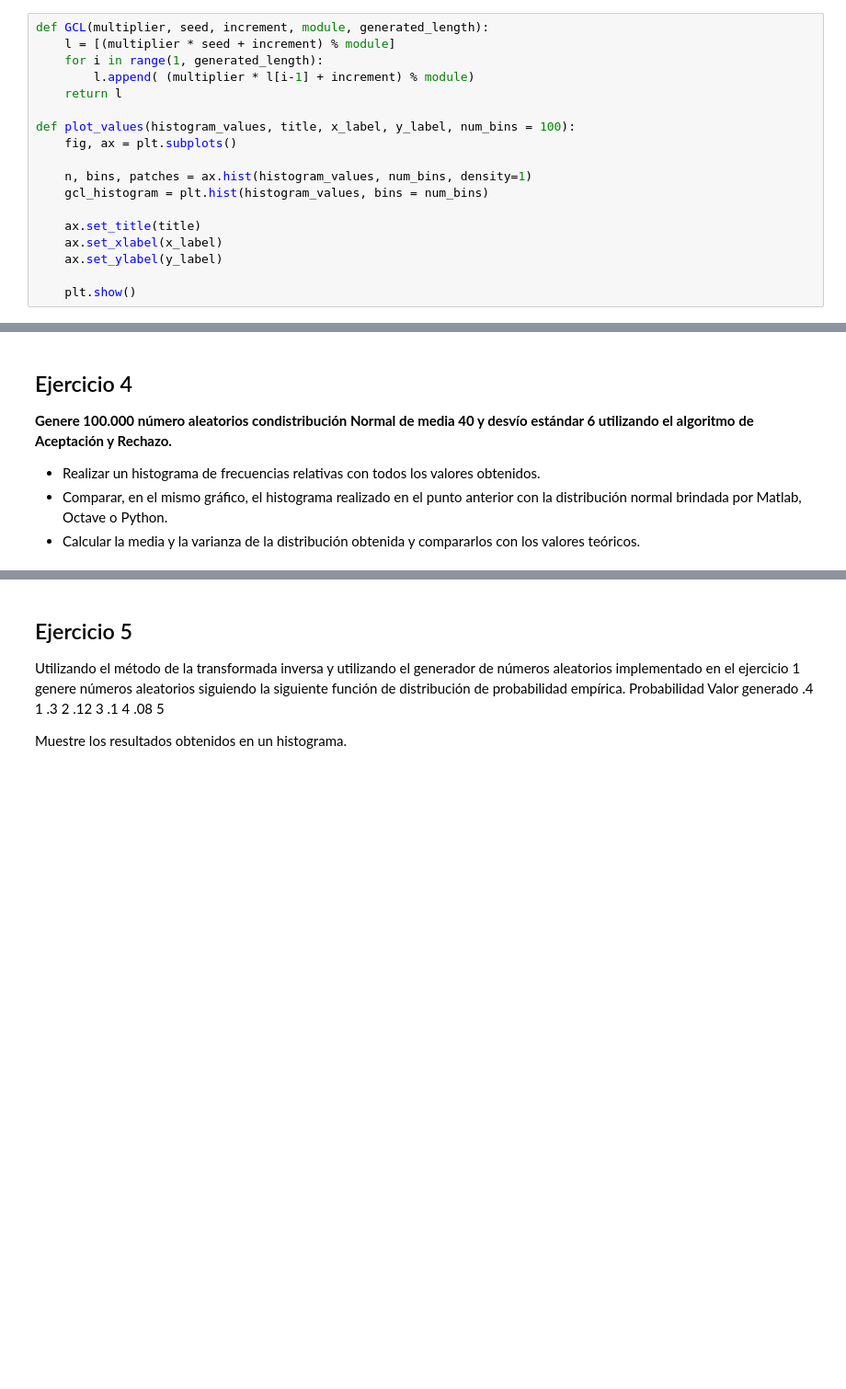
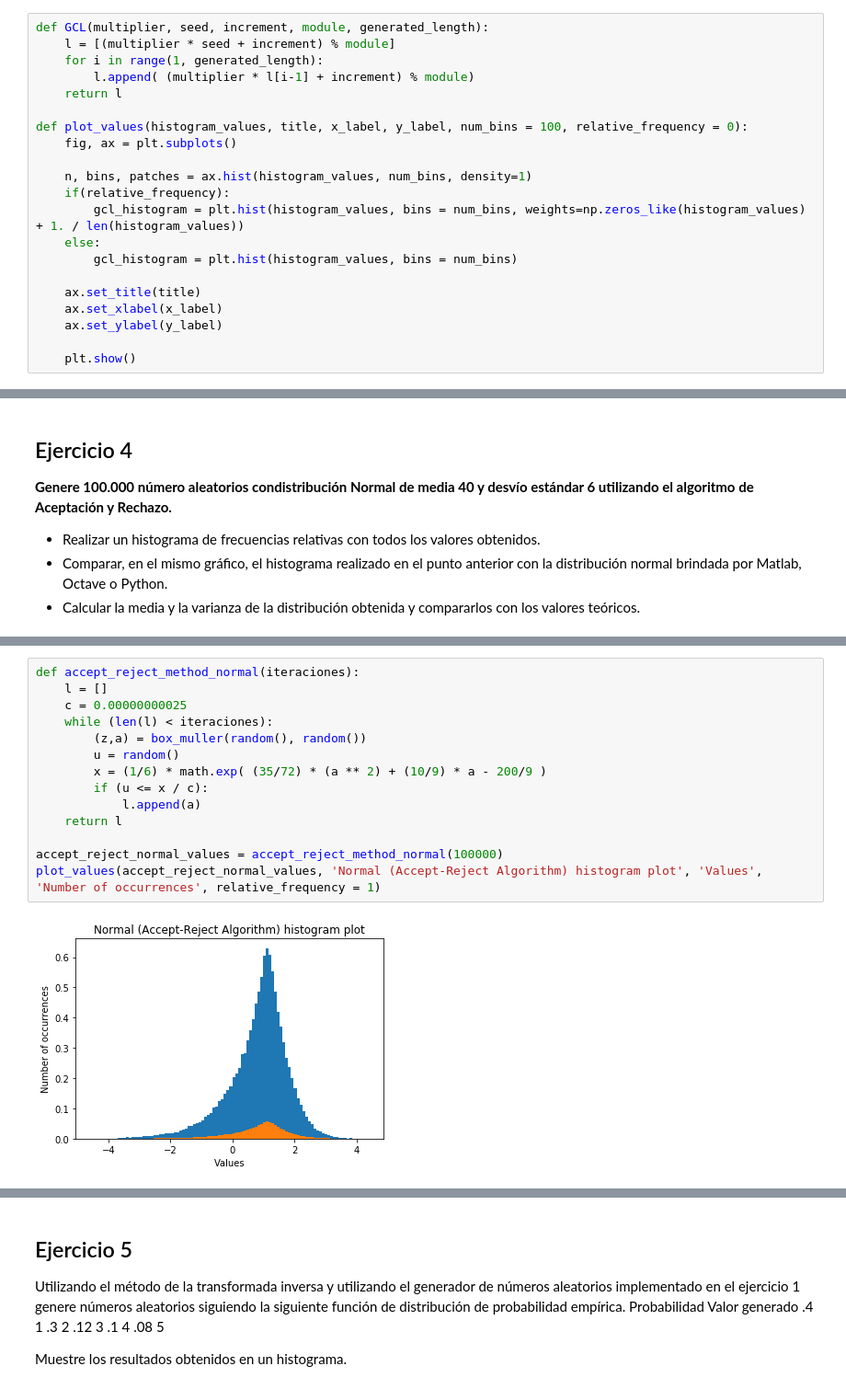
Before and after one commit to tomasaccini/TP1-Simulacion, a Jupyter notebook: TP1.ipynb, the cells around one changed output, grey strips where cells are left out. Shown at 92% size. Cells and saved outputs as stored; diff of their text form; blank space fills up the shorter version.

```diff
--- a/TP1.ipynb
+++ b/TP1.ipynb
@@ -23,11 +26,14 @@ def GCL(multiplier, seed, increment, module, generated_length):
         l.append( (multiplier * l[i-1] + increment) % module)
     return l
 
-def plot_values(histogram_values, title, x_label, y_label, num_bins = 100):
+def plot_values(histogram_values, title, x_label, y_label, num_bins = 100, relative_frequency = 0):
     fig, ax = plt.subplots()
 
     n, bins, patches = ax.hist(histogram_values, num_bins, density=1)
-    gcl_histogram = plt.hist(histogram_values, bins = num_bins)
+    if(relative_frequency):
+        gcl_histogram = plt.hist(histogram_values, bins = num_bins, weights=np.zeros_like(histogram_values) + 1. / len(histogram_values))
+    else:
+        gcl_histogram = plt.hist(histogram_values, bins = num_bins)
 
     ax.set_title(title)
     ax.set_xlabel(x_label)
@@ -110,0 +147,16 @@ Los valores obtenidos son muy similares a los esperados
+# %%
+def accept_reject_method_normal(iteraciones):
+    l = []
+    c = 0.00000000025
+    while (len(l) < iteraciones):
+        (z,a) = box_muller(random(), random())
+        u = random()
+        x = (1/6) * math.exp( (35/72) * (a ** 2) + (10/9) * a - 200/9 )
+        if (u <= x / c):
+            l.append(a)
+    return l
+
+accept_reject_normal_values = accept_reject_method_normal(100000)
+plot_values(accept_reject_normal_values, 'Normal (Accept-Reject Algorithm) histogram plot', 'Values', 'Number of occurrences', relative_frequency = 1)
+# %% [output]
+[figure, added]
```
Also changed, not shown: parts of 11 cells of this notebook.
